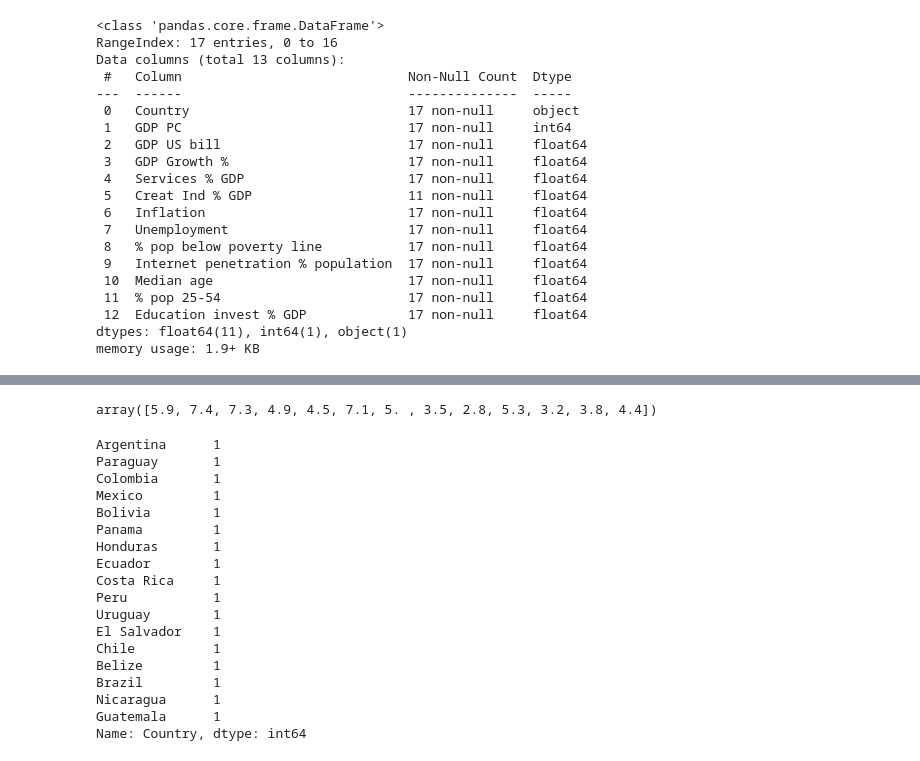
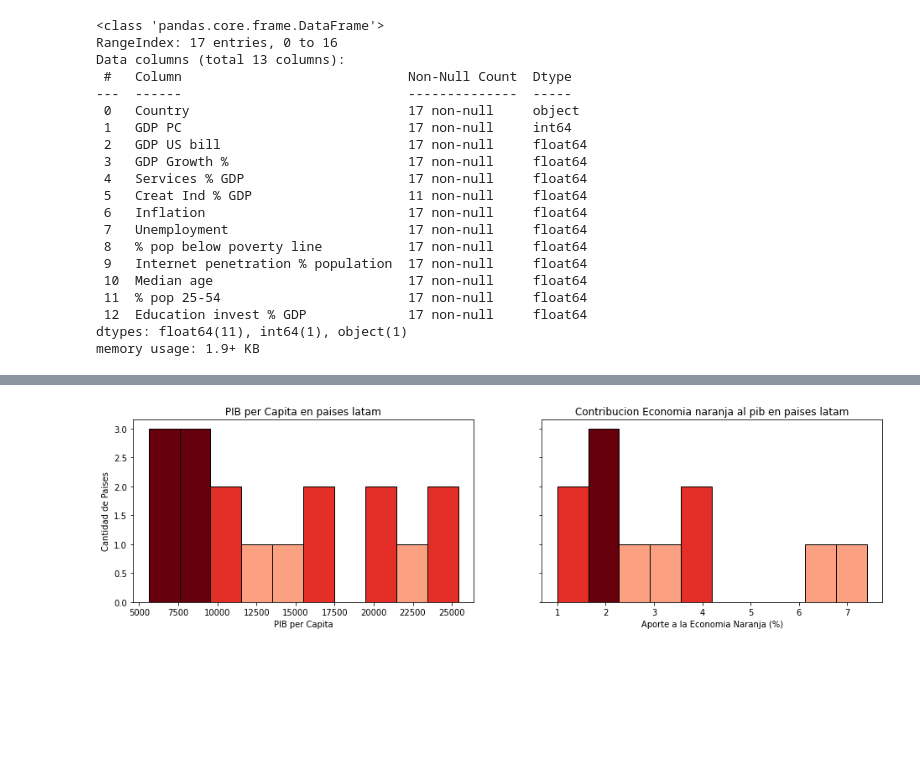
Before and after one commit to LipeBuiles/analisis_dataset, a Jupyter notebook: orangeec.ipynb, the cells around one changed output, grey strips where cells are left out. Cells and saved outputs as stored; diff of their text form; code cells hidden in the pictures; blank space fills up the shorter version.

Commit message:
Add graph hist

```diff
--- a/orangeec.ipynb
+++ b/orangeec.ipynb
@@ -220,28 +141,34 @@ dtype: object
-# %%
-#  Vamos a mirar cuáles son los valores unicos. Usamos el método unique
-df['Education invest % GDP'].unique()
-# %% [output]
-array([5.9, 7.4, 7.3, 4.9, 4.5, 7.1, 5. , 3.5, 2.8, 5.3, 3.2, 3.8, 4.4])
-# %%
-# Si queremos contar cuántos valores hay para cada categoría, usamos el método value_counts
-
-df['Education invest % GDP'].value_counts()
-# %% [output]
-Argentina      1
-Paraguay       1
-Colombia       1
-Mexico         1
-Bolivia        1
-Panama         1
-Honduras       1
-Ecuador        1
-Costa Rica     1
-Peru           1
-Uruguay        1
-El Salvador    1
-Chile          1
-Belize         1
-Brazil         1
-Nicaragua      1
-Guatemala      1
-Name: Country, dtype: int64
+# %%
+# Se grafican las frecuencias de los paises del DataFrame vs GDP PC (PIB per Capita en paises latam) y
+# Se grafican las frecuencias de los paises del DataFrame vs Creat Ind % GDP (Aporte a la Economia Naranja (%))
+
+def histograma_config(ax_plot, x, title='', x_label='', y_label=''):
+    frec, x_bins, patches = ax_plot.hist(x, edgecolor='k', linewidth=1)
+    ax_plot.set_xlabel(x_label)
+    ax_plot.set_ylabel(y_label)
+    ax_plot.set_title(title)
+
+    color_fracs = frec / frec.max()
+
+    color_norm = colors.Normalize(color_fracs.min(), color_fracs.max())
+    color_norm
+
+    for frac, patch in zip(color_fracs, patches):
+        color = plt.cm.Reds(color_norm(frac))
+        patch.set_facecolor(color)
+fig, (pib_plot, aporte_plot)= plt.subplots(nrows = 1, ncols = 2, figsize = (16,4), sharey = True)
+
+histograma_config(ax_plot = pib_plot,
+                  x = df['GDP PC'],
+                  title='PIB per Capita en paises latam',
+                  x_label='PIB per Capita',
+                  y_label='Cantidad de Paises')
+
+histograma_config(aporte_plot, df['Creat Ind % GDP'],
+                  'Contribucion Economia naranja al pib en paises latam',
+                  'Aporte a la Economia Naranja (%)')
+
+fig.savefig('df_hist.png')
+# https://www.linkedin.com/pulse/an%C3%A1lisis-de-gr%C3%A1ficos-en-la-toma-decisiones-graphic-analysis-chavez
+# %% [output]
+[figure, added]
```
Also changed, not shown: parts of 22 cells of this notebook.
